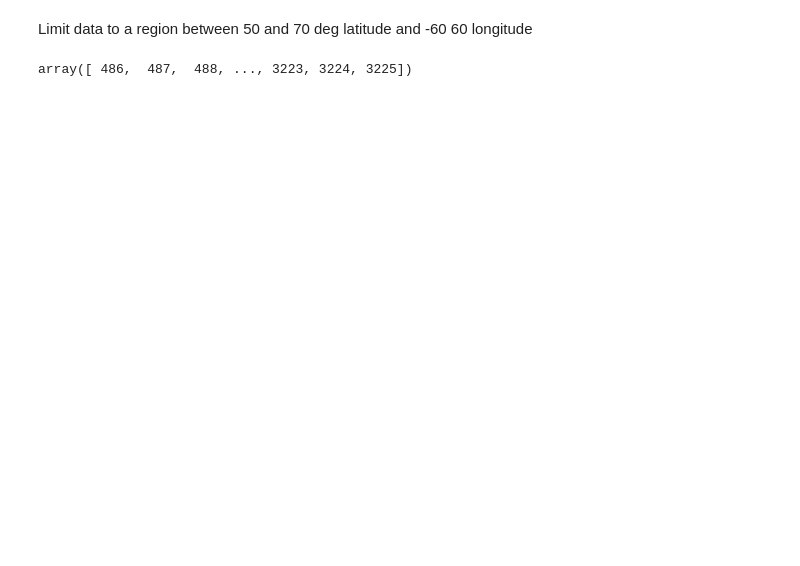
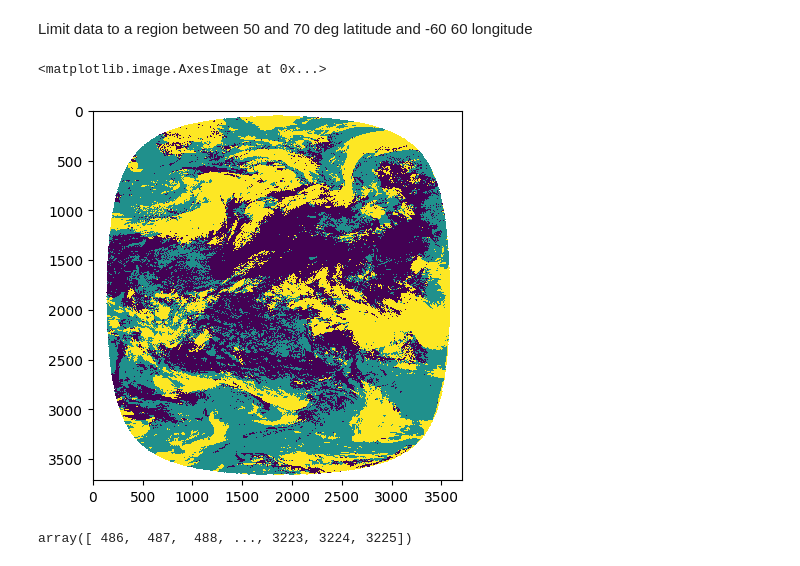
Before and after one commit to DragomirNikolov/Glaciation_time_estimatior, a Jupyter notebook: Notebook_it_filter.ipynb, the cells around one changed output. Cells and saved outputs as stored; diff of their text form; code cells hidden in the pictures; blank space fills up the shorter version.

```diff
--- a/Notebook_it_filter.ipynb
+++ b/Notebook_it_filter.ipynb
@@ -338,5 +128,11 @@ KeyboardInterrupt:
 # %% [markdown]
 Limit data to a region between 50 and 70 deg latitude and -60 60 longitude
+# %%
+import matplotlib.pyplot as plt
+plt.imshow(cph[1,:,:], interpolation='none')
+# %% [output]
+<matplotlib.image.AxesImage at 0x...>
+[figure, added]
 # %%
 
 lat_limited_ind = np.where((Transformer.new_cord_lat>=-70) & (Transformer.new_cord_lat<=-50))[0]
```
Also changed, not shown: parts of 12 cells of this notebook, 6 other files.
